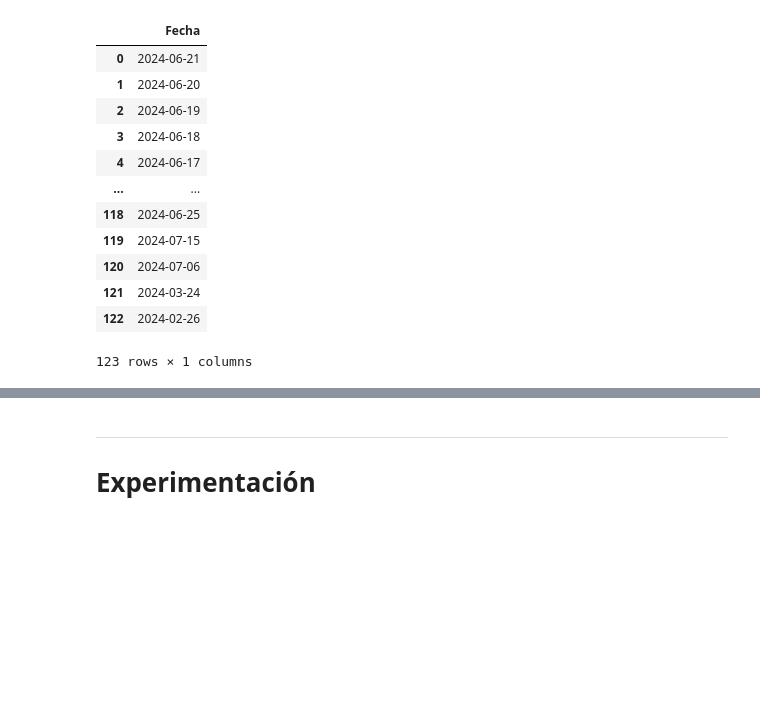
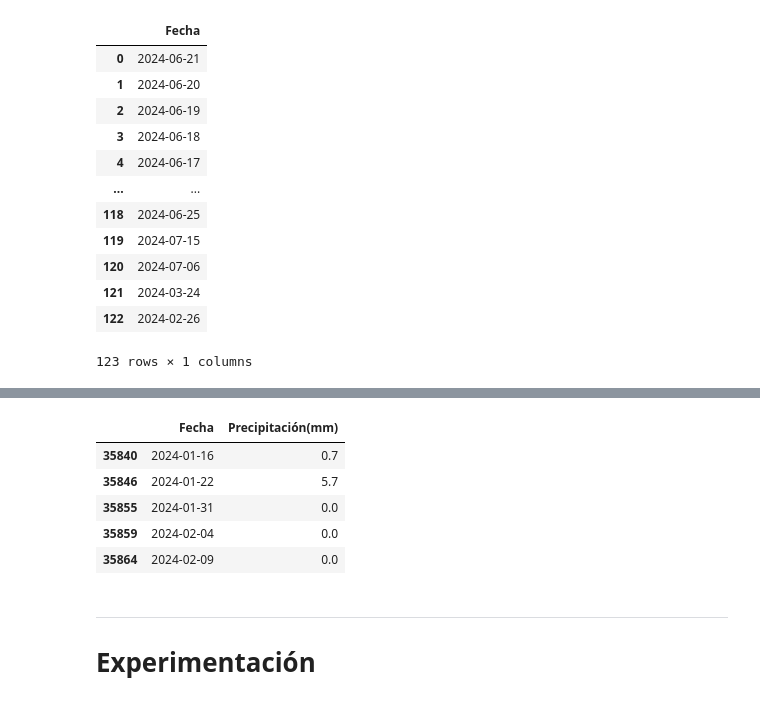
Before and after one commit to danips390/Riesgos_Urbanos_NLP, a Jupyter notebook: Nivel de lluvia/estaciones_hídricas.ipynb, the cells around one changed output, grey strips where cells are left out. Saved outputs shown, nothing was run; the diff lists cells and outputs as text; code cells hidden in the pictures; blank space fills up the shorter version.

```diff
--- a/Nivel de lluvia/estaciones_hídricas.ipynb
+++ b/Nivel de lluvia/estaciones_hídricas.ipynb
@@ -424,3 +478,12 @@ obtener_datos_estaciones_por_fechas(df_hidro_boca, df_hidro_cadereyta, df_clima_
+# %%
+df_precipitacion_mty.head()
+# %% [output]
+|  | Fecha | Precipitación(mm) |
+| 35840 | 2024-01-16 | 0.7 |
+| 35846 | 2024-01-22 | 5.7 |
+| 35855 | 2024-01-31 | 0.0 |
+| 35859 | 2024-02-04 | 0.0 |
+| 35864 | 2024-02-09 | 0.0 |
 # %% [markdown]
 ---
 # Experimentación
```
Also changed, not shown: parts of 6 cells of this notebook, 8 other files.
